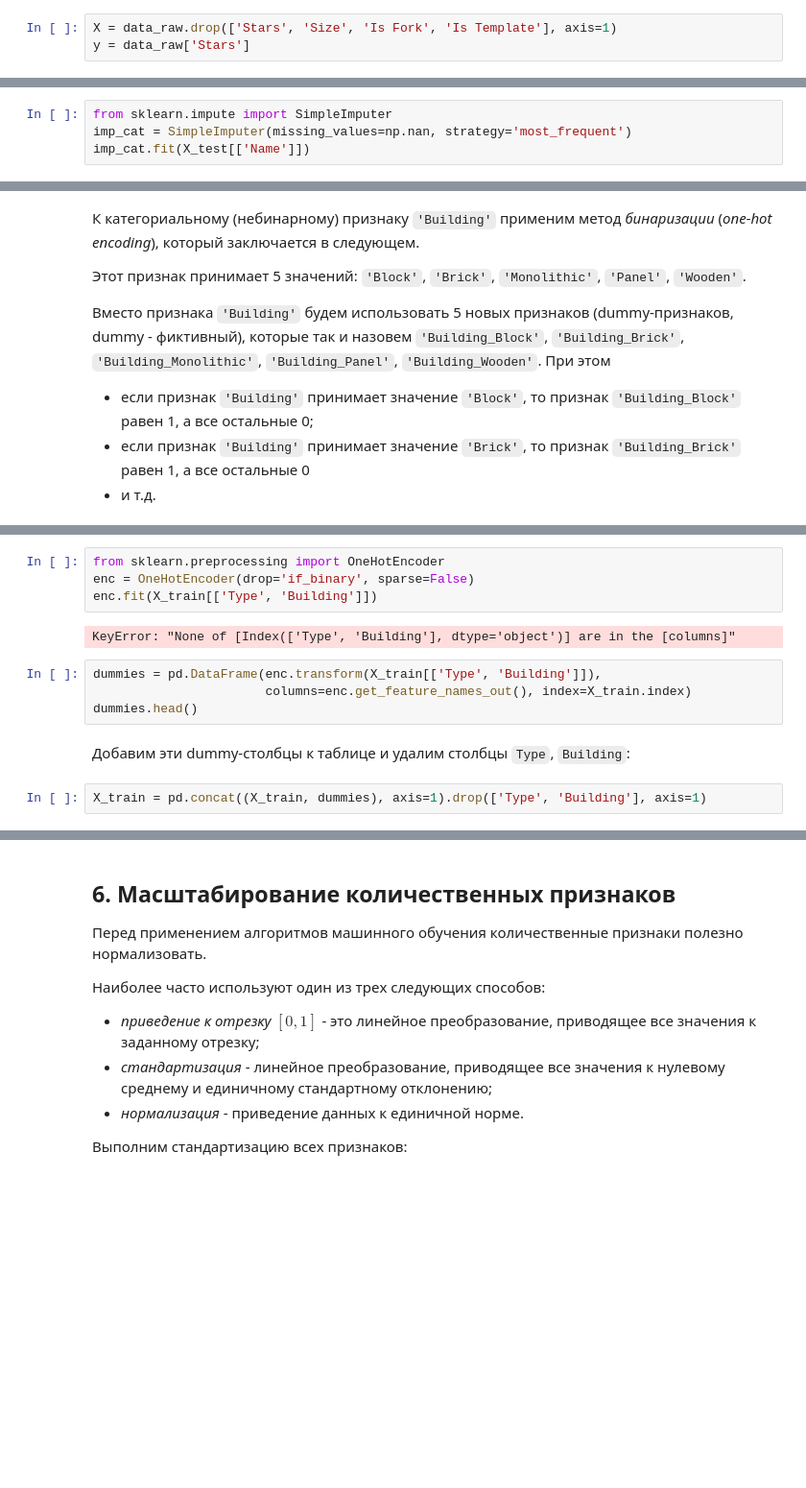
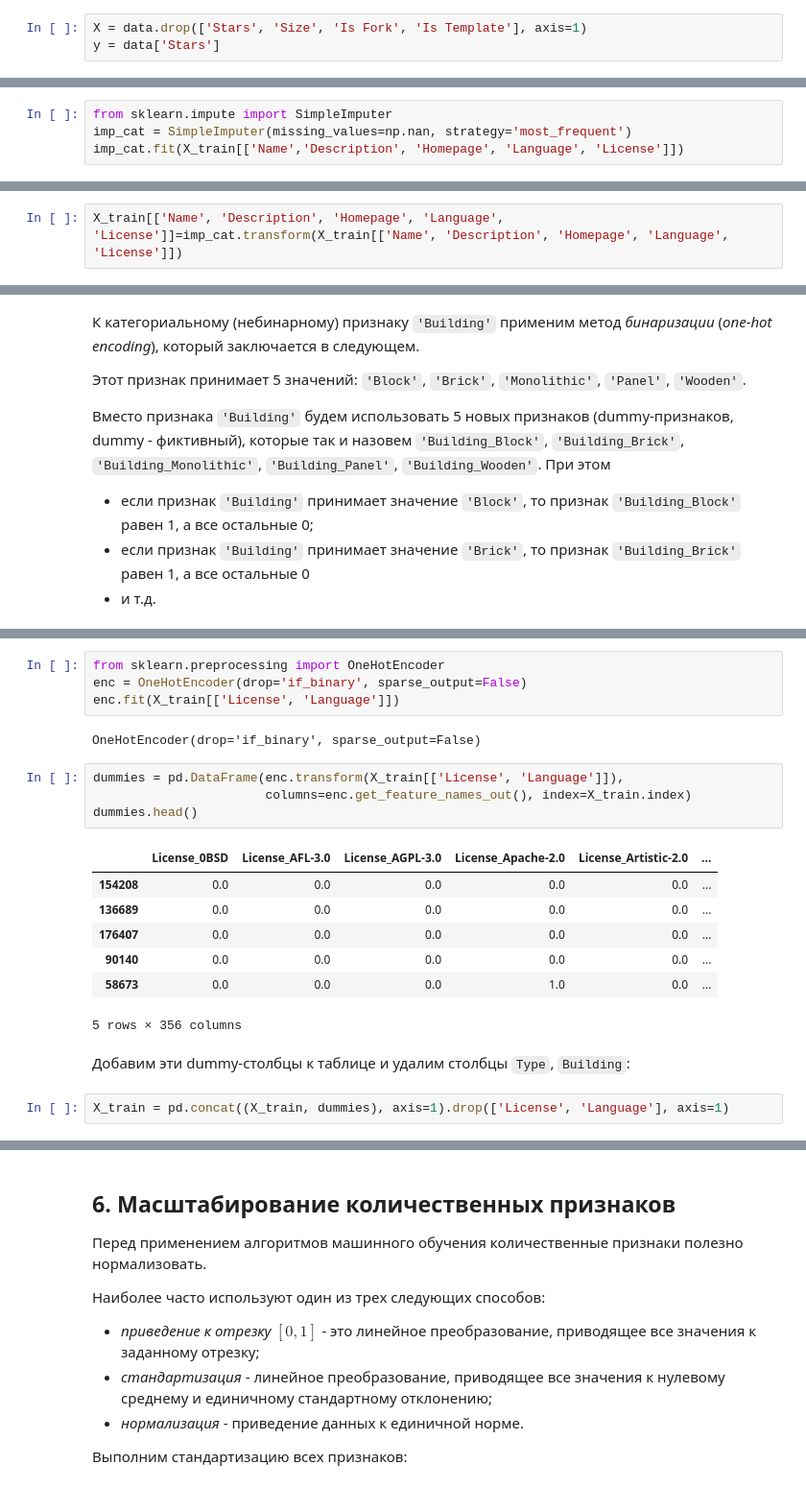
Before and after one commit to AndreyBugrov/MachineLearningCourse, a Jupyter notebook: github_repositories.ipynb, the cells around one changed output, grey strips where cells are left out. Shown at 96% size. Cells and saved outputs as stored; diff of their text form; blank space fills up the shorter version.

```diff
--- a/github_repositories.ipynb
+++ b/github_repositories.ipynb
@@ -925,8 +818,8 @@ Categories (196820, object): ['-', '--', '---', '--Awesome-Python--', ..., 'zzki
 
 Для предсказания количества звёзд у репозитория (`Stars`) будем использовать все входные признаки, кроме `Size` (нулевая корреляция с любым признаком, кроме себя), `Is Fork` (корреляция даёт NaN значения), `Is Template` (нулевая корреляция с любым признаком, кроме себя).
 # %%
-X = data_raw.drop(['Stars', 'Size', 'Is Fork', 'Is Template'], axis=1)
-y = data_raw['Stars']
+X = data.drop(['Stars', 'Size', 'Is Fork', 'Is Template'], axis=1)
+y = data['Stars']
 # %% [markdown]
 Разобьём данные на обучающую и тестовую выборки в пропорции 3:1 (75% - обучающая выборка, 25% - тестовая):
 # %%
@@ -1002,6 +899,6 @@ dtype: int64
 # %%
 from sklearn.impute import SimpleImputer
 imp_cat = SimpleImputer(missing_values=np.nan, strategy='most_frequent')
-imp_cat.fit(X_test[['Name']])
+imp_cat.fit(X_train[['Name','Description', 'Homepage', 'Language', 'License']])
 # %% [output]
 SimpleImputer(strategy='most_frequent')
@@ -1010 +905,3 @@ X_test[['Name']]=imp_cat.transform(X_test[['Name']])
+# %%
+X_train[['Name', 'Description', 'Homepage', 'Language', 'License']]=imp_cat.transform(X_train[['Name', 'Description', 'Homepage', 'Language', 'License']])
 # %%
@@ -1106,16 +1025,24 @@ dtype: int64
 # %%
 from sklearn.preprocessing import OneHotEncoder
-enc = OneHotEncoder(drop='if_binary', sparse=False)
-enc.fit(X_train[['Type', 'Building']])
+enc = OneHotEncoder(drop='if_binary', sparse_output=False)
+enc.fit(X_train[['License', 'Language']])
 # %% [output]
-KeyError: "None of [Index(['Type', 'Building'], dtype='object')] are in the [columns]"
+OneHotEncoder(drop='if_binary', sparse_output=False)
 # %%
-dummies = pd.DataFrame(enc.transform(X_train[['Type', 'Building']]),
+dummies = pd.DataFrame(enc.transform(X_train[['License', 'Language']]),
                        columns=enc.get_feature_names_out(), index=X_train.index)
 dummies.head()
+# %% [output]
+|  | License_0BSD | License_AFL-3.0 | License_AGPL-3.0 | License_Apache-2.0 | License_Artistic-2.0 | ... |
+| 154208 | 0.0 | 0.0 | 0.0 | 0.0 | 0.0 | ... |
+| 136689 | 0.0 | 0.0 | 0.0 | 0.0 | 0.0 | ... |
+| 176407 | 0.0 | 0.0 | 0.0 | 0.0 | 0.0 | ... |
+| 90140 | 0.0 | 0.0 | 0.0 | 0.0 | 0.0 | ... |
+| 58673 | 0.0 | 0.0 | 0.0 | 1.0 | 0.0 | ... |
+5 rows × 356 columns
 # %% [markdown]
 Добавим эти dummy-столбцы к таблице и удалим столбцы `Type`, `Building`:
 # %%
-X_train = pd.concat((X_train, dummies), axis=1).drop(['Type', 'Building'], axis=1)
+X_train = pd.concat((X_train, dummies), axis=1).drop(['License', 'Language'], axis=1)
 # %%
 X_train.head()
```
Also changed, not shown: parts of 38 cells of this notebook.
